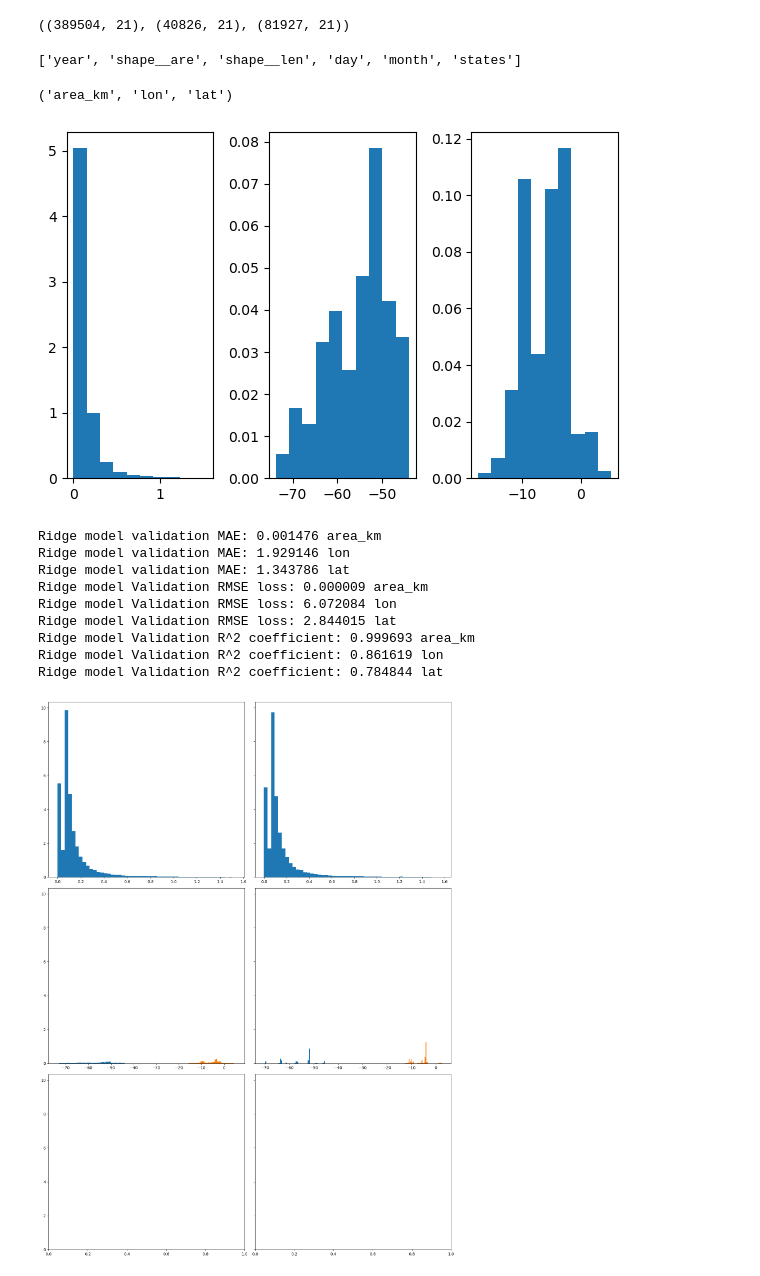
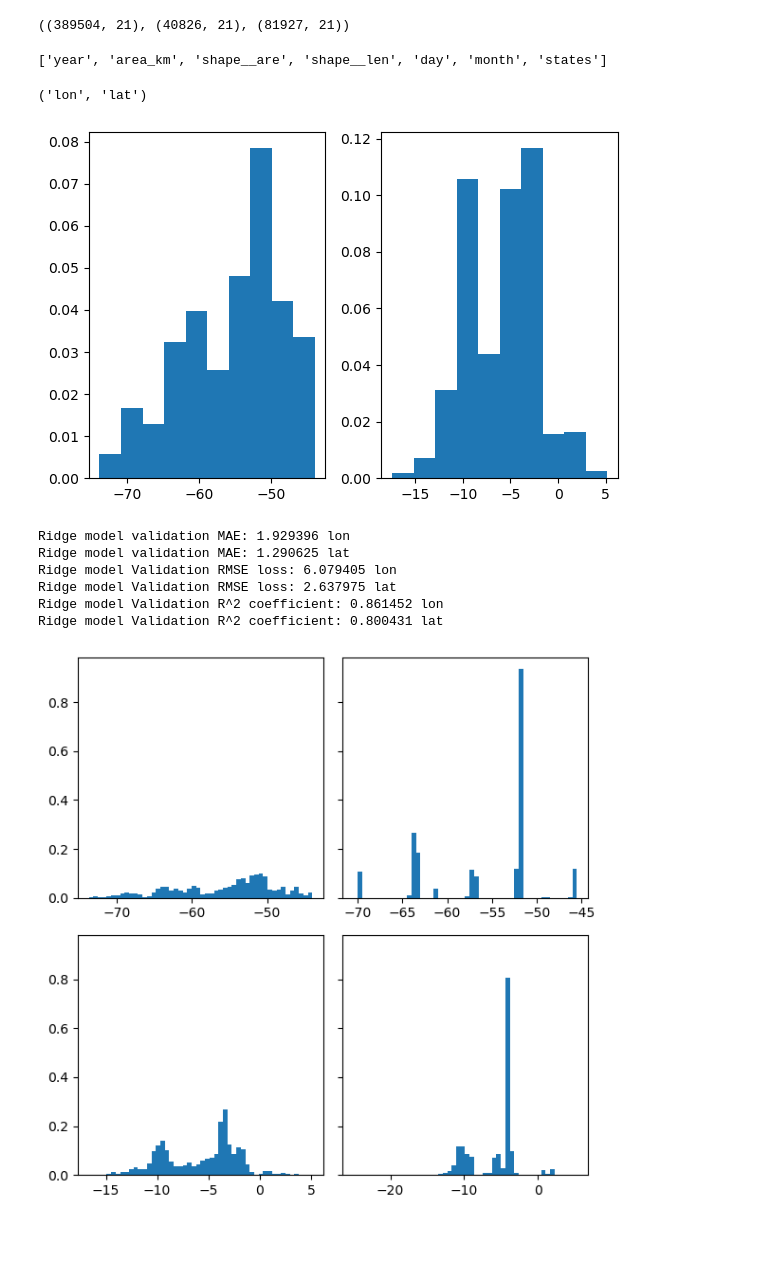
Before and after one commit to TechLabs-Berlin/st-birdsAI, a Jupyter notebook: P_BirdAI_1.ipynb, the cells around one changed output. Cells and saved outputs as stored; diff of their text form; code cells hidden in the pictures; blank space fills up the shorter version.

```diff
--- a/P_BirdAI_1.ipynb
+++ b/P_BirdAI_1.ipynb
@@ -234,28 +229,27 @@ train.shape, val.shape, test.shape
 ((389504, 21), (40826, 21), (81927, 21))
 # %%
 # leave 4 decimal places for Areakm_squared, lat and lon
-train = train.round({"areakm_squared":3, "lat":3, "lon":3})
-val = val.round({"areakm_squared":3, 'lat':3, 'lon':3})
-test = test.round({"areakm_squared":3, 'lat':3, 'lon':3})
+train = train.round({"lon":3, "lat":3})
+val = val.round({'lon':3, 'lat':3})
+test = test.round({'lon':3, 'lat':3})
 # %%
 # define target
-target1 = 'area_km'
-target2 = 'lon'
-target3 = 'lat'
+target1 = 'lon'
+target2 = 'lat'
 
 not_useful = ['fid', 'id', 'state', 'origin_id', 'main_class', 'path_row',
            'scene_id', 'geometry', 'def_cloud', 'julian_day', 'class_name', 'publish_ye']
 
 # define features
-features = train.drop(columns=[target1] + [target2] + [target3] + not_useful).columns.tolist()
+features = train.drop(columns=[target1] + [target2] + not_useful).columns.tolist()
 # %%
 features
 # %% [output]
-['year', 'shape__are', 'shape__len', 'day', 'month', 'states']
+['year', 'area_km', 'shape__are', 'shape__len', 'day', 'month', 'states']
 # %%
-target1, target2, target3
+target1, target2
 # %% [output]
-('area_km', 'lon', 'lat')
+('lon', 'lat')
 # %%
 # Define X and y
 X_train = train[features]
@@ -273,8 +264,7 @@ y_test_3 = test[target3]
 # %%
 # distribution population data
-fig, axs = plt.subplots(1, 3, tight_layout=True)
+fig, axs = plt.subplots(1, 2, tight_layout=True)
 axs[0].hist(y_train_1, bins=10, density=True)
-axs[1].hist(y_train_2, bins=10, density=True)
-axs[2].hist(y_train_3, bins=10, density=True);
+axs[1].hist(y_train_2, bins=10, density=True);
 # %% [output]
-[figure, old version]
+[figure, new version]
@@ -281,5 +273,5 @@ axs[2].hist(y_train_3, bins=10, density=True);
 # %%
-# 1st_model--- Ridge Regression
+# 1st_MODEL--- RIDGE REGRESSION
 ridge_model = make_pipeline(
     ce.TargetEncoder(),
     SimpleImputer(strategy='mean'),
@@ -292,40 +284,32 @@ ridge_model.fit(X_train, y_train_1)
 y_val_pred_1 = ridge_model.predict(X_val)
 ridge_model.fit(X_train, y_train_2)
 y_val_pred_2 = ridge_model.predict(X_val)
-ridge_model.fit(X_train, y_train_3)
-y_val_pred_3 = ridge_model.predict(X_val)
+#ridge_model.fit(X_train, y_train_3)
+#y_val_pred_3 = ridge_model.predict(X_val)
 
-print(f'Ridge model validation MAE: {mean_absolute_error(y_val_1, y_val_pred_1):.6f} area_km')
-print(f'Ridge model validation MAE: {mean_absolute_error(y_val_2, y_val_pred_2):.6f} lon')
-print(f'Ridge model validation MAE: {mean_absolute_error(y_val_3, y_val_pred_3):.6f} lat')
-print(f'Ridge model Validation RMSE loss: {mean_squared_error(y_val_1, y_val_pred_1):.6f} area_km')
-print(f'Ridge model Validation RMSE loss: {mean_squared_error(y_val_2, y_val_pred_2):.6f} lon')
-print(f'Ridge model Validation RMSE loss: {mean_squared_error(y_val_3, y_val_pred_3):.6f} lat')
-print(f'Ridge model Validation R^2 coefficient: {r2_score(y_val_1, y_val_pred_1):.6f} area_km')
-print(f'Ridge model Validation R^2 coefficient: {r2_score(y_val_2, y_val_pred_2):.6f} lon')
-print(f'Ridge model Validation R^2 coefficient: {r2_score(y_val_3, y_val_pred_3):.6f} lat')
+print(f'Ridge model validation MAE: {mean_absolute_error(y_val_1, y_val_pred_1):.6f} lon')
+print(f'Ridge model validation MAE: {mean_absolute_error(y_val_2, y_val_pred_2):.6f} lat')
+print(f'Ridge model Validation RMSE loss: {mean_squared_error(y_val_1, y_val_pred_1):.6f} lon')
+print(f'Ridge model Validation RMSE loss: {mean_squared_error(y_val_2, y_val_pred_2):.6f} lat')
+print(f'Ridge model Validation R^2 coefficient: {r2_score(y_val_1, y_val_pred_1):.6f} lon')
+print(f'Ridge model Validation R^2 coefficient: {r2_score(y_val_2, y_val_pred_2):.6f} lat')
 # %% [output]
-Ridge model validation MAE: 0.001476 area_km
-Ridge model validation MAE: 1.929146 lon
-Ridge model validation MAE: 1.343786 lat
-Ridge model Validation RMSE loss: 0.000009 area_km
-Ridge model Validation RMSE loss: 6.072084 lon
-Ridge model Validation RMSE loss: 2.844015 lat
-Ridge model Validation R^2 coefficient: 0.999693 area_km
-Ridge model Validation R^2 coefficient: 0.861619 lon
-Ridge model Validation R^2 coefficient: 0.784844 lat
+Ridge model validation MAE: 1.929396 lon
+Ridge model validation MAE: 1.290625 lat
+Ridge model Validation RMSE loss: 6.079405 lon
+Ridge model Validation RMSE loss: 2.637975 lat
+Ridge model Validation R^2 coefficient: 0.861452 lon
+Ridge model Validation R^2 coefficient: 0.800431 lat
 # %%
 # true distribution vs predicted for Ridge Regression
-fig, axs = plt.subplots(3, 2, sharey=True, tight_layout=True, figsize=(15,20))
+fig, axs = plt.subplots(2, 2, sharey=True, tight_layout=True, figsize=(6,6))
 
 axs[0, 0].hist(y_val_1, bins=50, density=True)
 axs[0, 1].hist(y_val_pred_1, bins=50, density=True);
 axs[1, 0].hist(y_val_2, bins=50, density=True)
 axs[1, 1].hist(y_val_pred_2, bins=50, density=True);
-axs[1, 0].hist(y_val_3, bins=50, density=True)
-axs[1, 1].hist(y_val_pred_3, bins=50, density=True);
 # %% [output]
-[figure, old version]
+[figure, new version]
 # %%
 # How Ridge model looks on graph
 fig, axs = plt.subplots(1, 2, sharey=True, tight_layout=True, figsize=(18,8))
```
Also changed, not shown: parts of 43 cells of this notebook.
